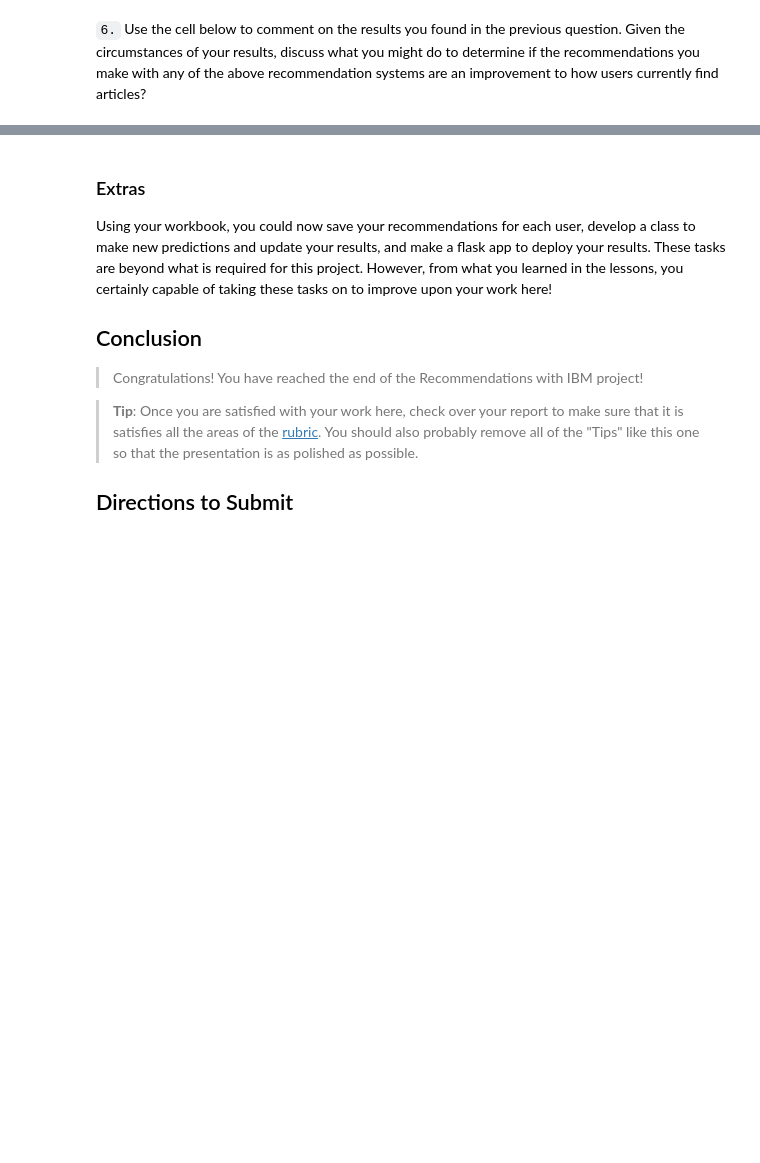
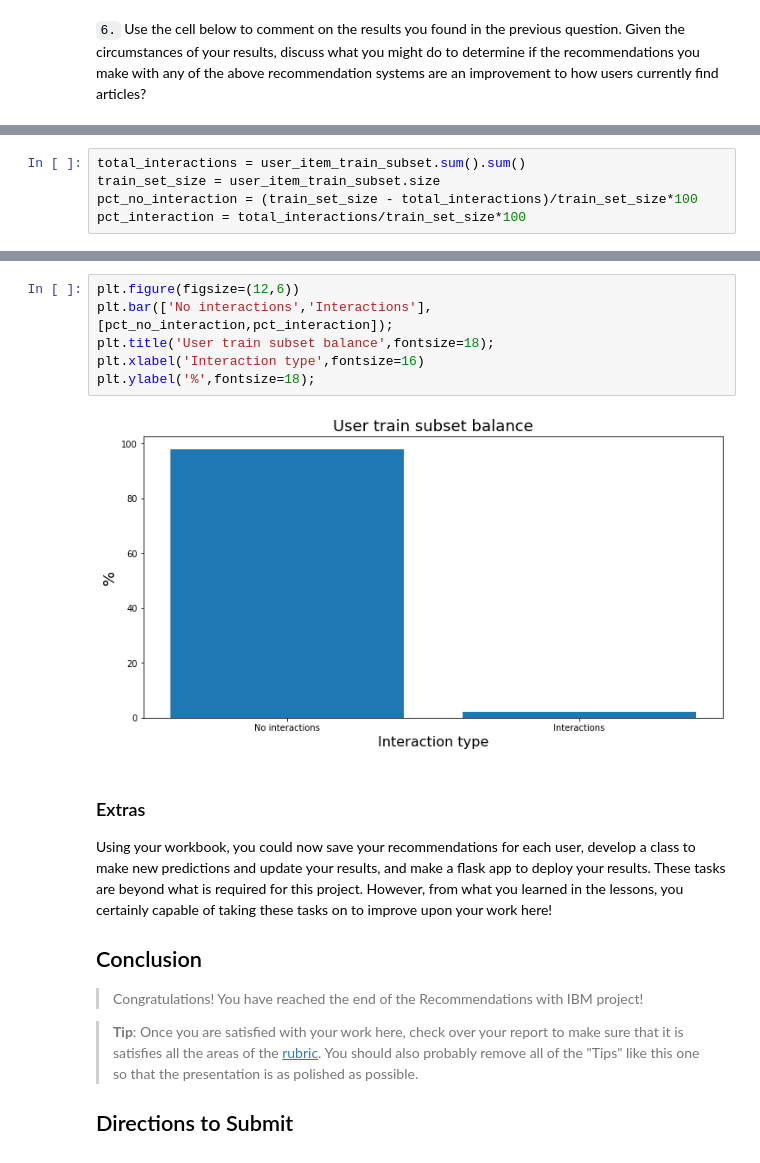
Before and after one commit to rafaelmata357/Data-Science-Udacity, a Jupyter notebook: Recommendations/Recommendations_with_IBM.ipynb, the cells around one changed output, grey strips where cells are left out. Cells and saved outputs as stored; diff of their text form; blank space fills up the shorter version.

```diff
--- a/Recommendations/Recommendations_with_IBM.ipynb
+++ b/Recommendations/Recommendations_with_IBM.ipynb
@@ -892,0 +888,5 @@ plt.grid(True)
+# %%
+total_interactions = user_item_train_subset.sum().sum()
+train_set_size = user_item_train_subset.size
+pct_no_interaction = (train_set_size - total_interactions)/train_set_size*100
+pct_interaction = total_interactions/train_set_size*100
@@ -893,3 +899,11 @@ plt.grid(True)
+# %%
+plt.figure(figsize=(12,6))
+plt.bar(['No interactions','Interactions'],[pct_no_interaction,pct_interaction]);
+plt.title('User train subset balance',fontsize=18);
+plt.xlabel('Interaction type',fontsize=16)
+plt.ylabel('%',fontsize=18);
+# %% [output]
+[figure, added]
 # %% [markdown]
 <a id='conclusions'></a>
 ### Extras
```
Also changed, not shown: parts of 3 cells of this notebook.
